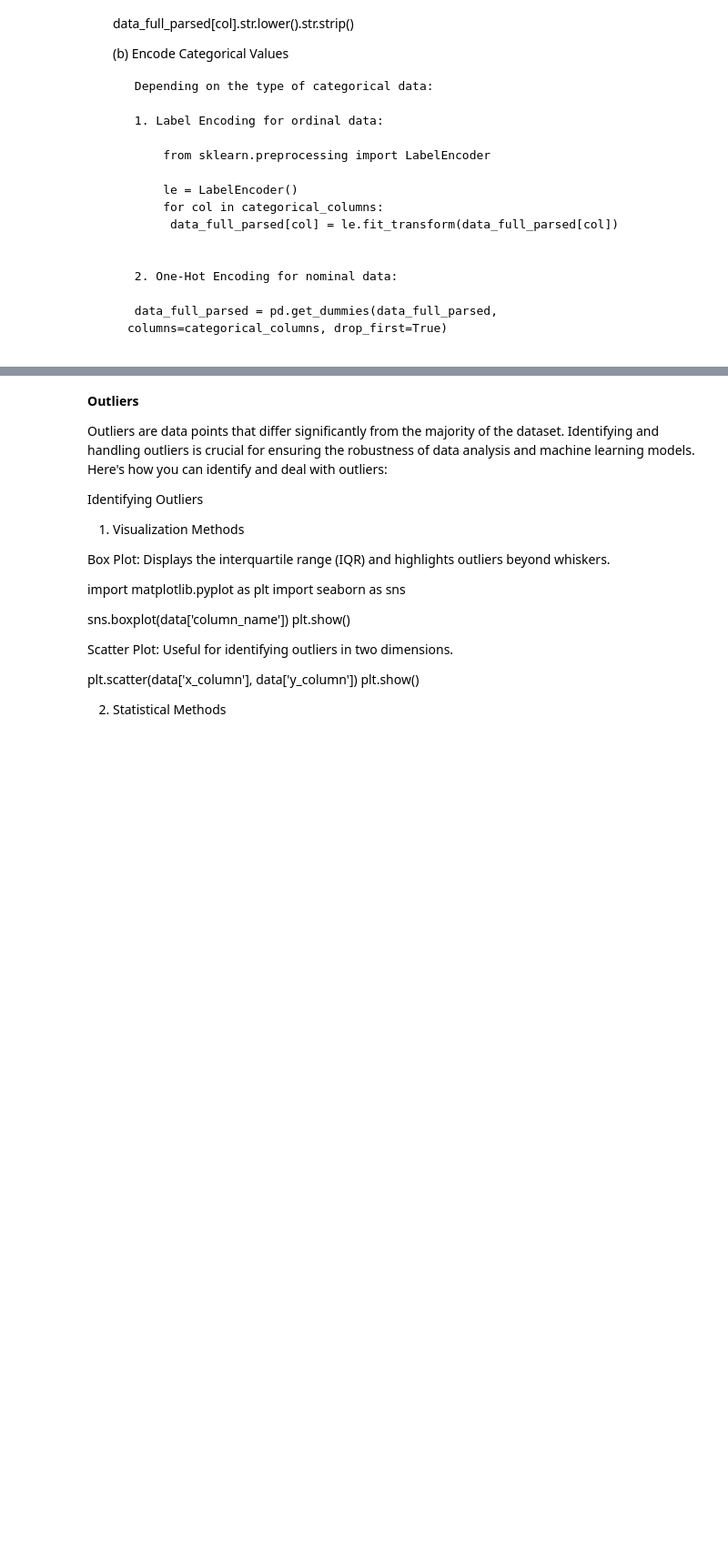
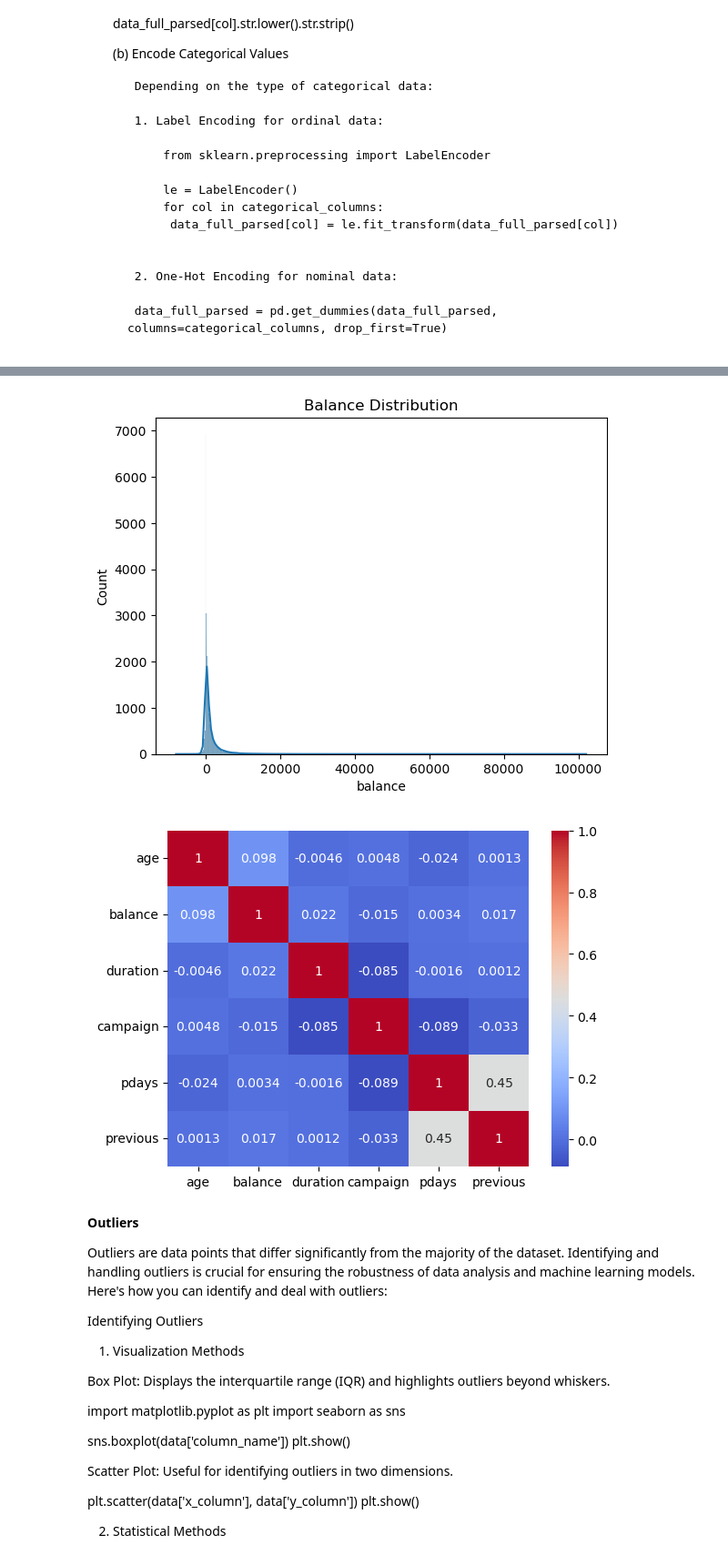
Before and after one commit to amirfarimani/DSI_Team_Project_Bank_Marketing, a Jupyter notebook: experiments/data_processing.ipynb, the cells around one changed output, grey strips where cells are left out. Shown at 91% size. Drawn from its saved outputs; the diff is of its cells as text; code cells hidden in the pictures; blank space fills up the shorter version.

```diff
--- a/experiments/data_processing.ipynb
+++ b/experiments/data_processing.ipynb
@@ -601,11 +572,7 @@ for col in cate_cols:
 # Encode nominal categorical data (One-Hot Encoding)
 cleaned_df = pd.get_dummies(df, columns=cate_cols, drop_first=True)
 
-# converted categorical columns(True/False) in to numerical column(0/1)
-# Replace True and False with 1 and 0
 
-cleaned_df = cleaned_df.replace({True : 1, False : 0})
-
-print("cleaned dataset is : cleaned_df ")
+print("cleaned dataset is ready for EDA : cleaned_df ")
 cleaned_df.shape
 # %% [output]
@@ -616,3 +590,19 @@ cleaned dataset is : cleaned_df
+# %%
+import seaborn as sns
+import matplotlib.pyplot as plt
+
+# Example: Visualize balance distribution
+sns.histplot(cleaned_df['balance'], kde=True)
+plt.title("Balance Distribution")
+plt.show()
+
+# Correlation heatmap
+numerical_columns = ['age', 'balance', 'duration', 'campaign', 'pdays', 'previous']
+sns.heatmap(cleaned_df[numerical_columns].corr(), annot=True, cmap='coolwarm')
+plt.show()
+# %% [output]
+[figure, added]
+[figure, added]
 # %% [markdown]
 **Outliers**
 
```
Also changed, not shown: parts of 30 cells of this notebook.
